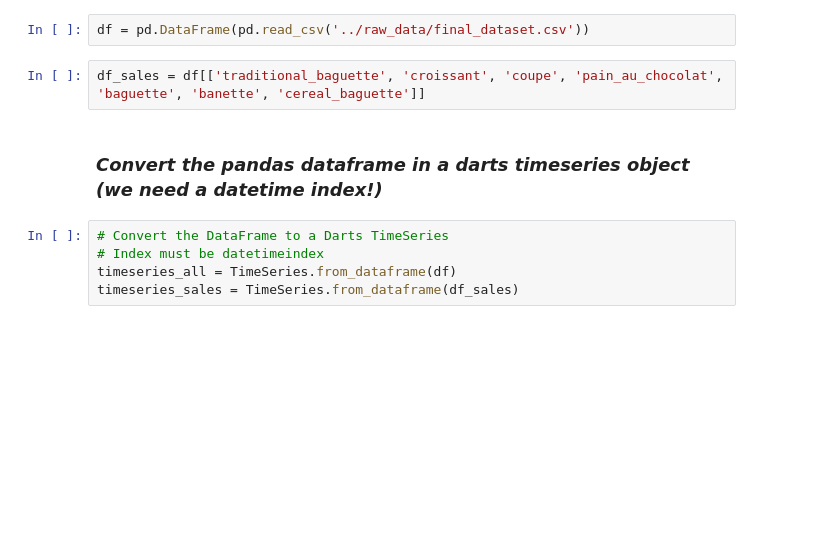
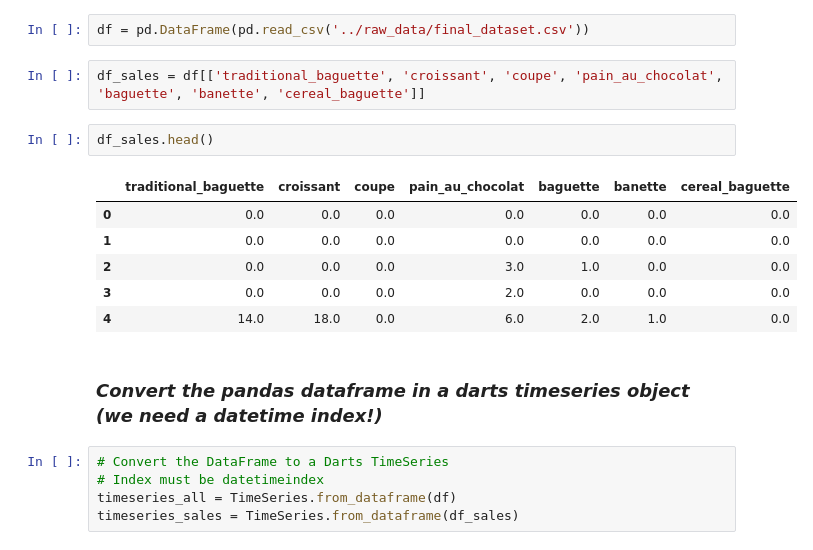
Before and after one commit to Alex5xelA/Bakery_sales_forecast, a Jupyter notebook: notebooks/baseline_darts_model.ipynb, the cells around one changed output. Cells and saved outputs as stored; diff of their text form; blank space fills up the shorter version.

```diff
--- a/notebooks/baseline_darts_model.ipynb
+++ b/notebooks/baseline_darts_model.ipynb
@@ -89,6 +89,15 @@ df = pd.concat(dfs, axis=1)
 df = pd.DataFrame(pd.read_csv('../raw_data/final_dataset.csv'))
 # %%
 df_sales = df[['traditional_baguette', 'croissant', 'coupe', 'pain_au_chocolat', 'baguette', 'banette', 'cereal_baguette']]
+# %%
+df_sales.head()
+# %% [output]
+|  | traditional_baguette | croissant | coupe | pain_au_chocolat | baguette | banette | cereal_baguette |
+| 0 | 0.0 | 0.0 | 0.0 | 0.0 | 0.0 | 0.0 | 0.0 |
+| 1 | 0.0 | 0.0 | 0.0 | 0.0 | 0.0 | 0.0 | 0.0 |
+| 2 | 0.0 | 0.0 | 0.0 | 3.0 | 1.0 | 0.0 | 0.0 |
+| 3 | 0.0 | 0.0 | 0.0 | 2.0 | 0.0 | 0.0 | 0.0 |
+| 4 | 14.0 | 18.0 | 0.0 | 6.0 | 2.0 | 1.0 | 0.0 |
 # %% [markdown]
 ### __*Convert the pandas dataframe in a darts timeseries object (we need a datetime index!)*__
 # %%
```
Also changed, not shown: 6 other files.
